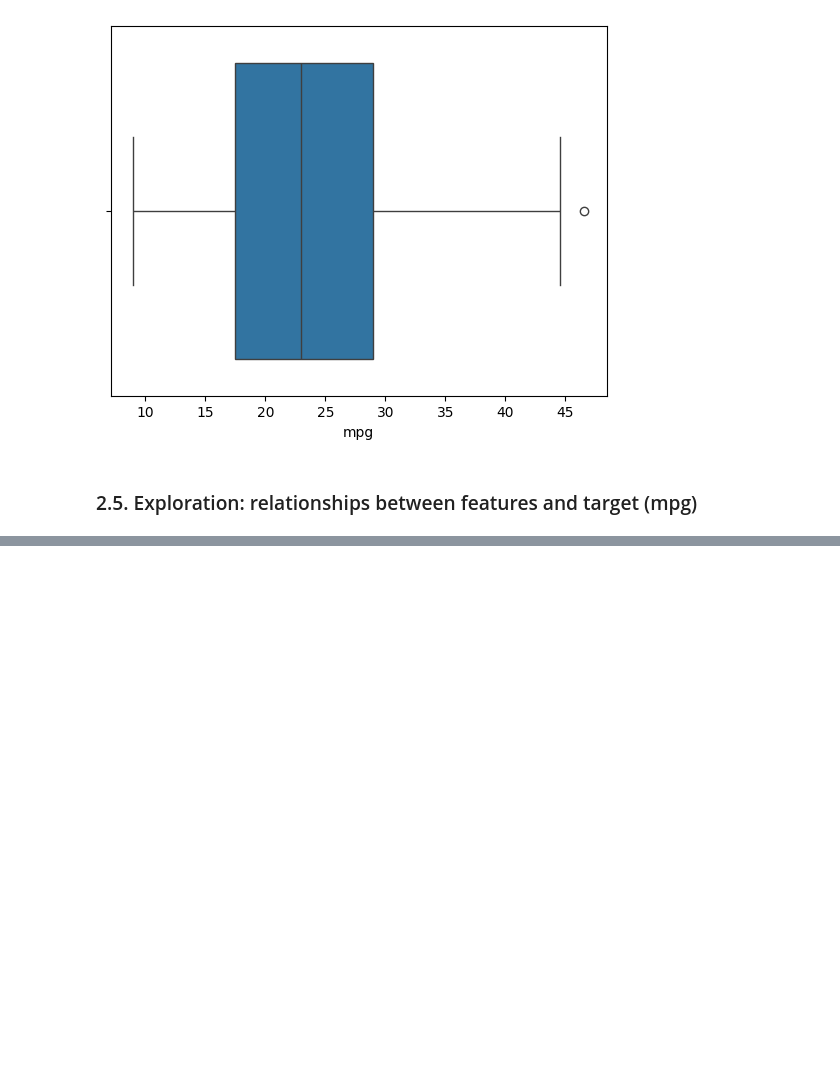
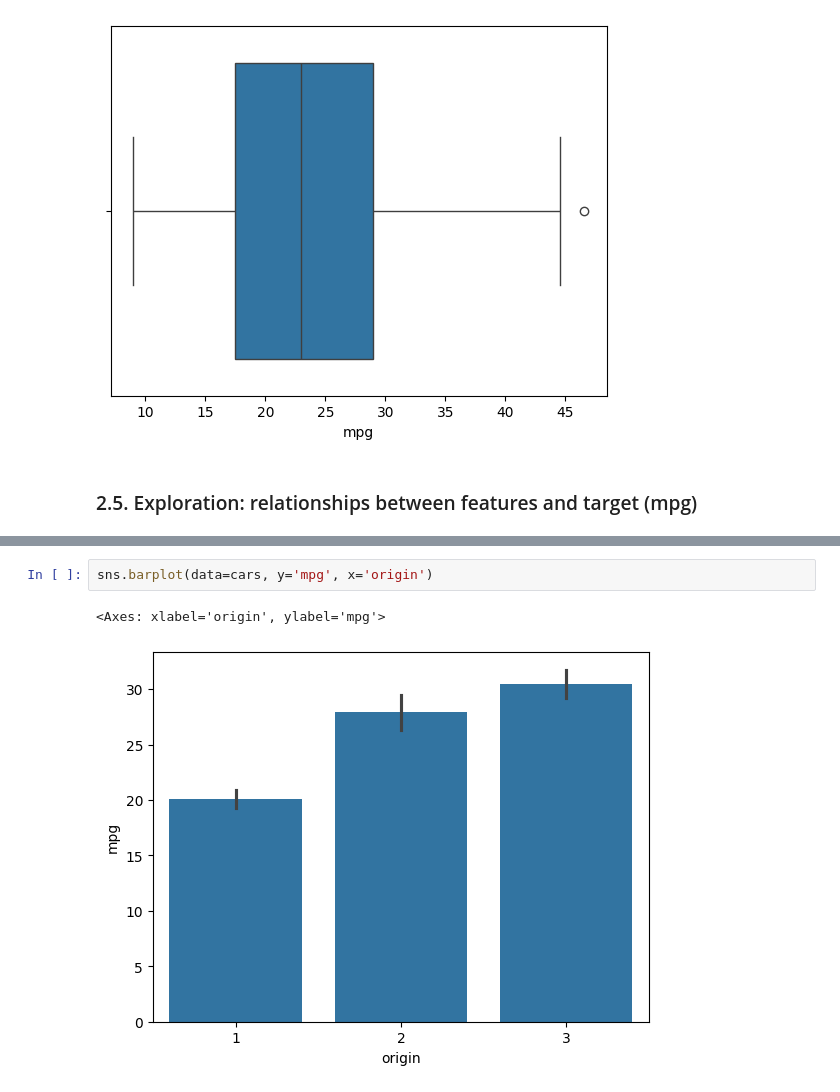
Before and after one commit to selvatica-36/advanced-regression-predicting-fuel-economy, a Jupyter notebook: analysis.ipynb, the cells around one changed output, grey strips where cells are left out. Saved outputs shown, nothing was run; the diff lists cells and outputs as text; blank space fills up the shorter version.

```diff
--- a/analysis.ipynb
+++ b/analysis.ipynb
@@ -193,0 +264,5 @@ sns.heatmap(data.corr(numeric_only=True), annot=True, vmin=-1, vmax=1, cmap="coo
+# %%
+sns.barplot(data=cars, y='mpg', x='origin')
+# %% [output]
+<Axes: xlabel='origin', ylabel='mpg'>
+[figure, added]
```
Also changed, not shown: parts of 36 cells of this notebook.
